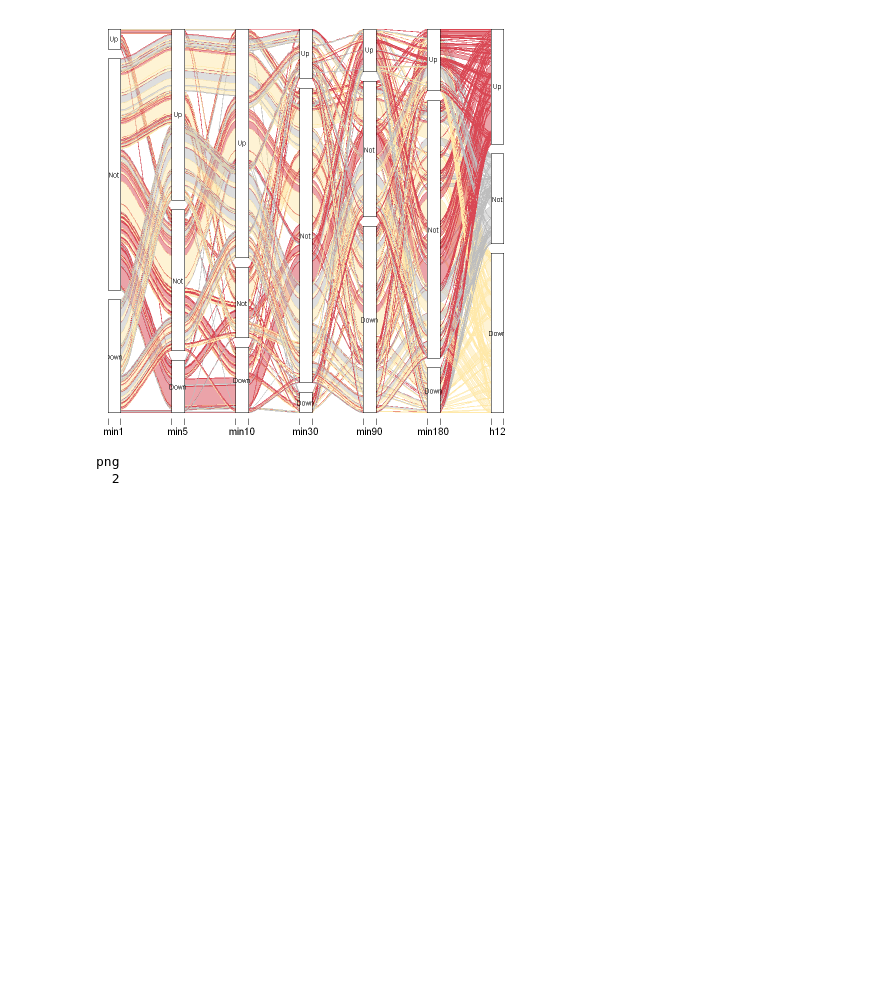
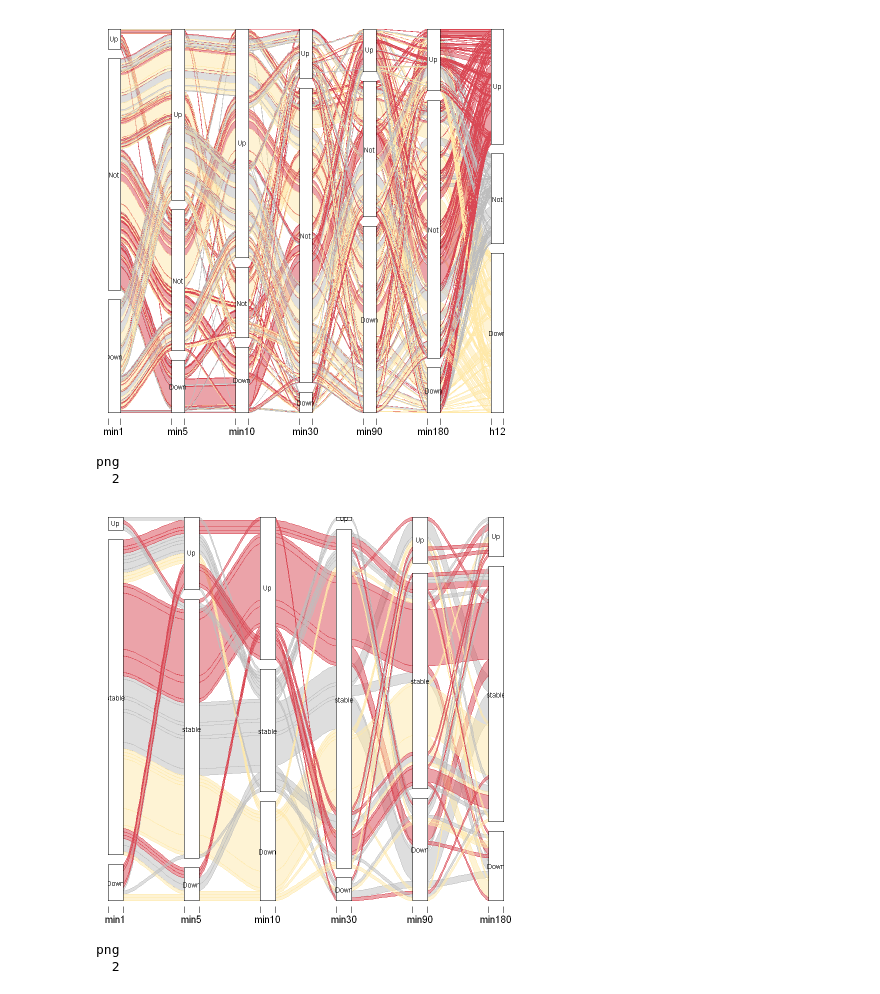
Before and after one commit to Nuturetree/VS_code_program, a Jupyter notebook: R/VD_FOV_3Dgenome/ggplot/snakey.ipynb, the cells around one changed output. Drawn from its saved outputs; the diff is of its cells as text; code cells hidden in the pictures; blank space fills up the shorter version.

```diff
--- a/R/VD_FOV_3Dgenome/ggplot/snakey.ipynb
+++ b/R/VD_FOV_3Dgenome/ggplot/snakey.ipynb
@@ -127,3 +127,35 @@ dev.off()
 # %% [output]
 png
   2
+# %%
+## 分析某一个Go term 所包含的差异基因的动态变化过程
+rm(list=ls())
+library(ggplot2)
+library(alluvial)
+setwd('F:/VD_FOV_3Dgenome/RNA_Seq/DEG/glr19_mock_Fov7/all_go_term')
+tit = read.csv('glr19_mock_Fov7_DEGid_snaky.txt', header = T, sep = '\t')
+# tit[,1:7]
+alluvial(tit[,1:6], freq=tit$number,
+         #col = tit$DPA20,
+         #col = ['#72D9C6','#C3D9B8','#F1C848'],
+         #border = tit$DPA20,
+         col = ifelse(tit$min10 == "Down", '#FFE9AA', ifelse(tit$min10 == "Up", "#D94854", 'grey')),
+         border = ifelse(tit$min10 == "Down", '#FFE9AA', ifelse(tit$min10 == "Up", "#D94854", 'grey')),
+         #border = ifelse(tit$DPA20 == "Yes", "orange", "grey"),
+         hide = tit$number == 0,
+         cex = 0.7
+)
+# %% [output]
+[figure, added]
+# %%
+pdf(file = 'glr19_mock_Fov7_DEGid_snaky_calcium.pdf')
+alluvial(tit[,1:6], freq=tit$number,
+         col = ifelse(tit$min10 == "Down", '#FFE9AA', ifelse(tit$min10 == "Up", "#D94854", 'grey')),
+         border = ifelse(tit$min10 == "Down", '#FFE9AA', ifelse(tit$min10 == "Up", "#D94854", 'grey')),
+         hide = tit$number == 0,
+         cex = 0.7
+)
+dev.off()
+# %% [output]
+png
+  2
```
Also changed, not shown: parts of 10 cells of this notebook, 19 other files.
